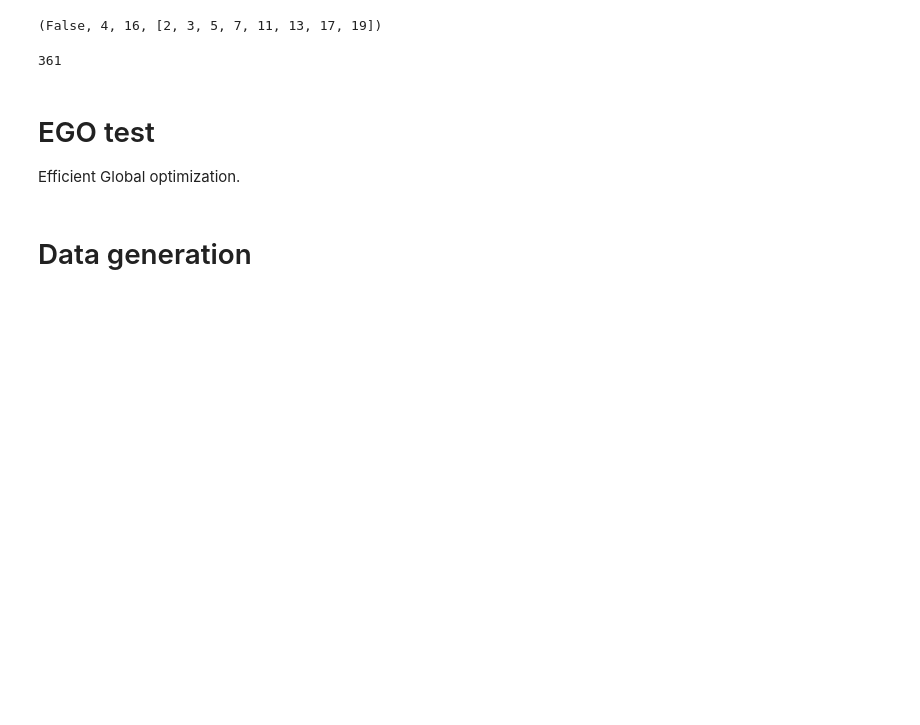
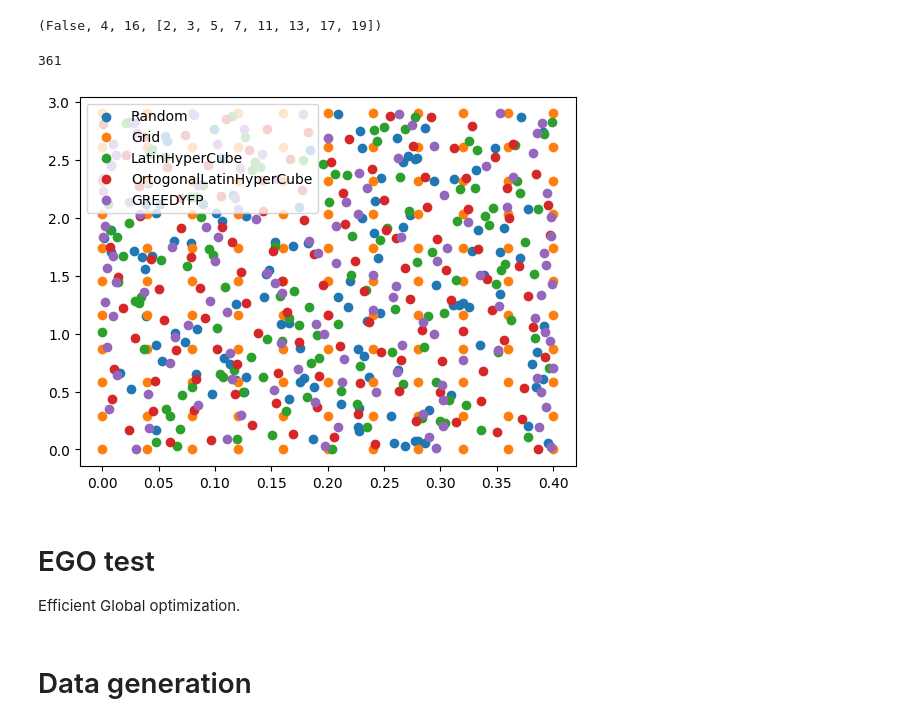
Before and after one commit to darkraisisi/sampling_hillslope_surrogate, a Jupyter notebook: experiments.ipynb, the cells around one changed output. Cells and saved outputs as stored; diff of their text form; code cells hidden in the pictures; blank space fills up the shorter version.

Commit message:
greedyFP & static methods

```diff
--- a/experiments.ipynb
+++ b/experiments.ipynb
@@ -38,9 +42,19 @@ n_samples = prime*prime
 # Minimal model testing
 g = 1.7
 B_lim, D_lim = 2.9, 0.4
+bounds = [(0, D_lim), (0, B_lim)]
 n_samples
 # %% [output]
 361
+# %%
+for method in sampling_methods:
+    x, y = method.sample_stack(bounds, 121)
+    print()
+    plt.scatter(x,y, label=method.__name__)
+plt.legend()
+plt.show()
+# %% [output]
+[figure, added]
 # %% [markdown]
 # EGO test
 Efficient Global optimization.
```
Also changed, not shown: parts of 10 cells of this notebook, 4 other files.
